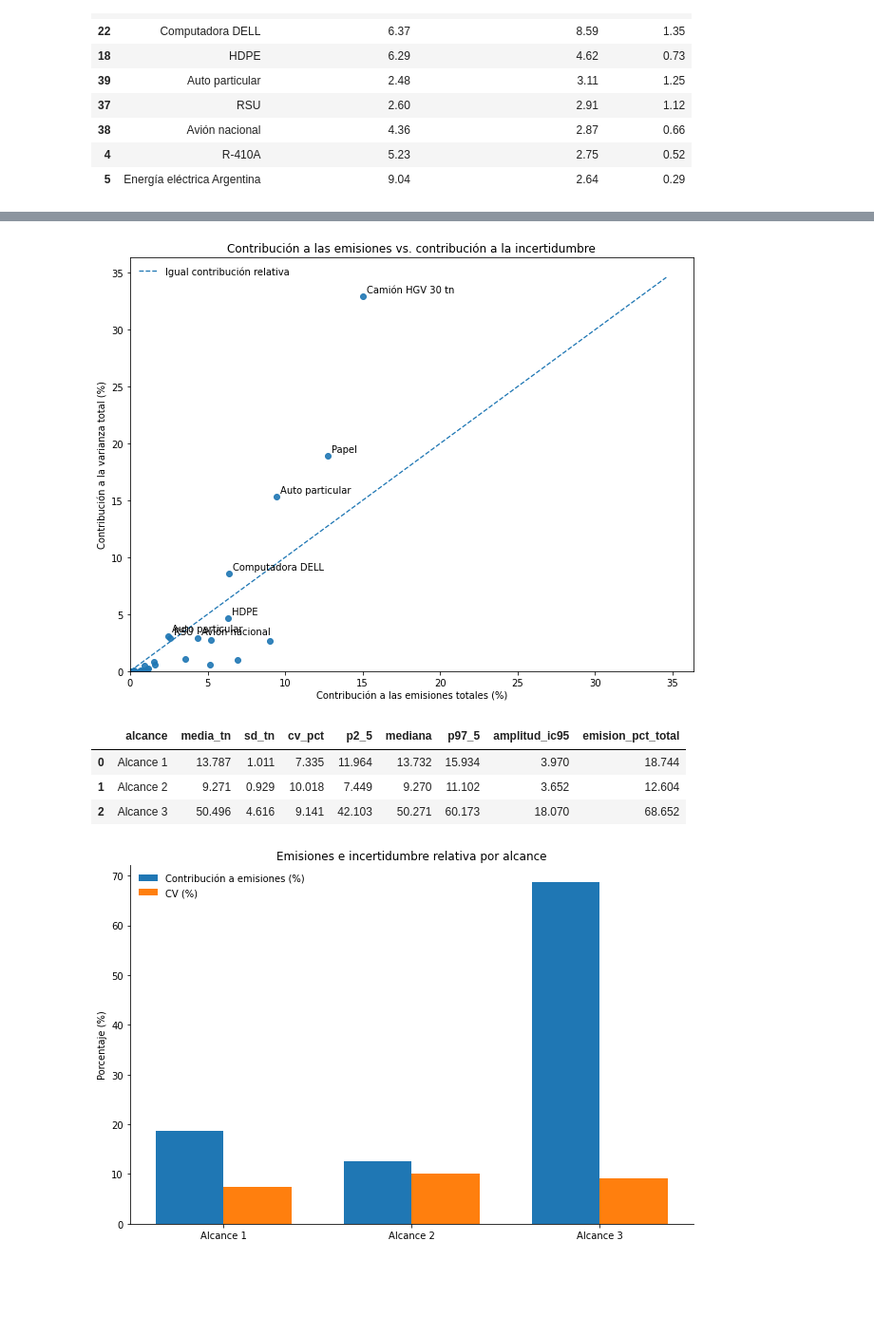
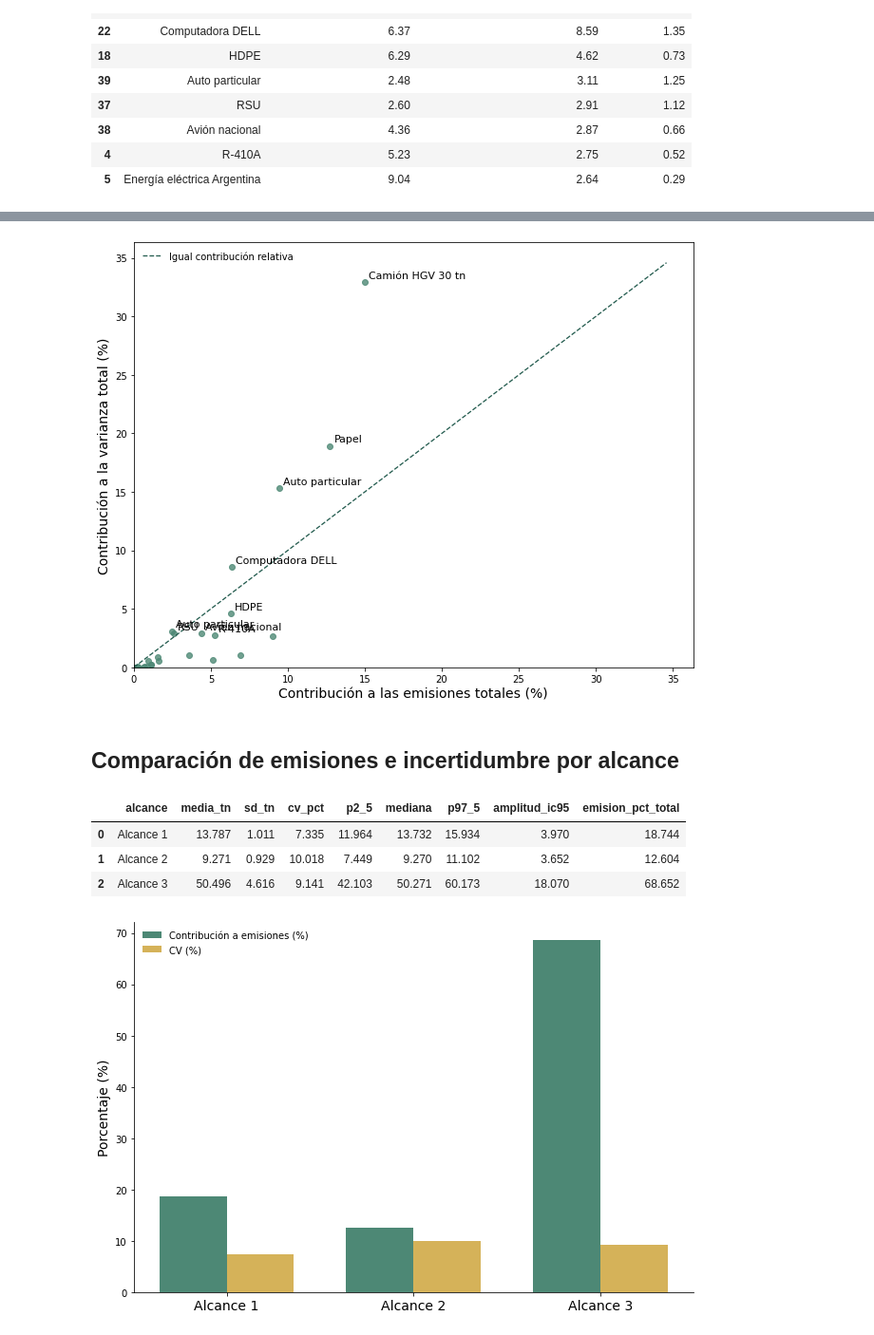
Before and after one commit to PamelaPairo/carbon_uncertainty, a Jupyter notebook: notebooks/05_congress_figures.ipynb, the cells around one changed output, grey strips where cells are left out. Shown at 95% size. Cells and saved outputs as stored; diff of their text form; code cells hidden in the pictures; blank space fills up the shorter version.

```diff
--- a/notebooks/05_congress_figures.ipynb
+++ b/notebooks/05_congress_figures.ipynb
@@ -409,7 +417,7 @@ fig, ax = plt.subplots(figsize=(9, 7))
 x = tabla_sens["emision_media_pct_total"]
 y = tabla_sens["contribucion_incertidumbre_pct"]
 
-ax.scatter(x, y, alpha=0.9)
+ax.scatter(x, y, alpha=0.8, color=verde_medio)
 
 # Diagonal de igualdad
 limite = max(
@@ -423,13 +431,14 @@ ax.plot(
     [0, limite],
     linestyle="--",
     linewidth=1.3,
+    color= verde_oscuro,
     label="Igual contribución relativa"
 )
 
 # Etiquetar las actividades con mayor contribución
 # a la incertidumbre
 top_etiquetas = tabla_sens.nlargest(
-    8, "contribucion_incertidumbre_pct"
+    9, "contribucion_incertidumbre_pct"
 )
 
 for _, row in top_etiquetas.iterrows():
@@ -441,20 +450,26 @@ for _, row in top_etiquetas.iterrows():
         ),
         xytext=(4, 4),
         textcoords="offset points",
-        fontsize=10,
+        fontsize=11,
     )
 
 ax.set_xlim(left=0)
 ax.set_ylim(bottom=0)
-ax.set_xlabel("Contribución a las emisiones totales (%)")
-ax.set_ylabel("Contribución a la varianza total (%)")
-ax.set_title("Contribución a las emisiones vs. contribución a la incertidumbre")
+ax.set_xlabel("Contribución a las emisiones totales (%)", fontsize=14)
+ax.set_ylabel("Contribución a la varianza total (%)", fontsize=14)
+ax.set_title("")
 ax.legend(frameon=False)
 
 plt.tight_layout()
+plt.savefig(
+    path_results +"contribucion_incertidumbre.png",
+    dpi=300, bbox_inches="tight", facecolor="none"
+)
 plt.show()
 # %% [output]
-[figure, old version]
+[figure, new version]
+# %% [markdown]
+## Comparación de emisiones e incertidumbre por alcance
 # %%
 resultados_alcance = []
 
@@ -499,32 +514,39 @@ display(tabla_alcances.round(3))
 # %%
 fig, ax = plt.subplots(figsize=(9, 6))
 
 posiciones = np.arange(len(tabla_alcances))
 ancho = 0.36
 
 ax.bar(
     posiciones - ancho / 2,
     tabla_alcances["emision_pct_total"],
     width=ancho,
+    color=verde_medio,
     label="Contribución a emisiones (%)",
 )
 
 ax.bar(
     posiciones + ancho / 2,
     tabla_alcances["cv_pct"],
     width=ancho,
+    color="#d5b259",
     label="CV (%)",
 )
 
 ax.set_xticks(posiciones)
-ax.set_xticklabels(tabla_alcances["alcance"])
-ax.set_ylabel("Porcentaje (%)")
-ax.set_title("Emisiones e incertidumbre relativa por alcance")
+ax.set_xticklabels(tabla_alcances["alcance"], fontsize=14)
+ax.set_ylabel("Porcentaje (%)",fontsize=14)
+ax.set_title("")
 ax.legend(frameon=False)
 
 ax.spines["top"].set_visible(False)
 ax.spines["right"].set_visible(False)
 plt.tight_layout()
+
+plt.savefig(
+    path_results +"contribucion_alcance.png",
+    dpi=300, bbox_inches="tight", facecolor="none"
+)
 plt.show()
 # %% [output]
-[figure, old version]
+[figure, new version]
```
Also changed, not shown: parts of 2 cells of this notebook.
